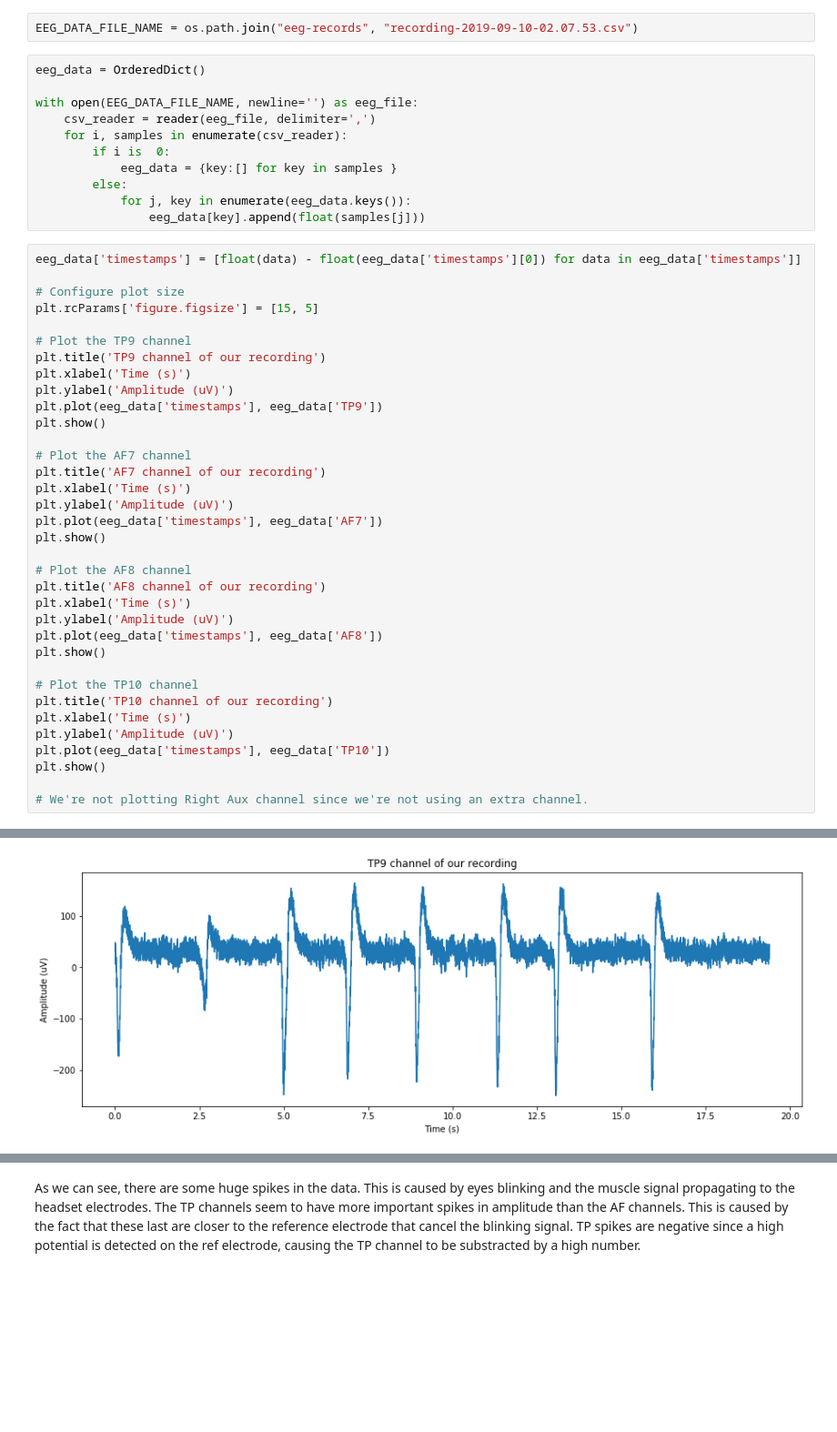
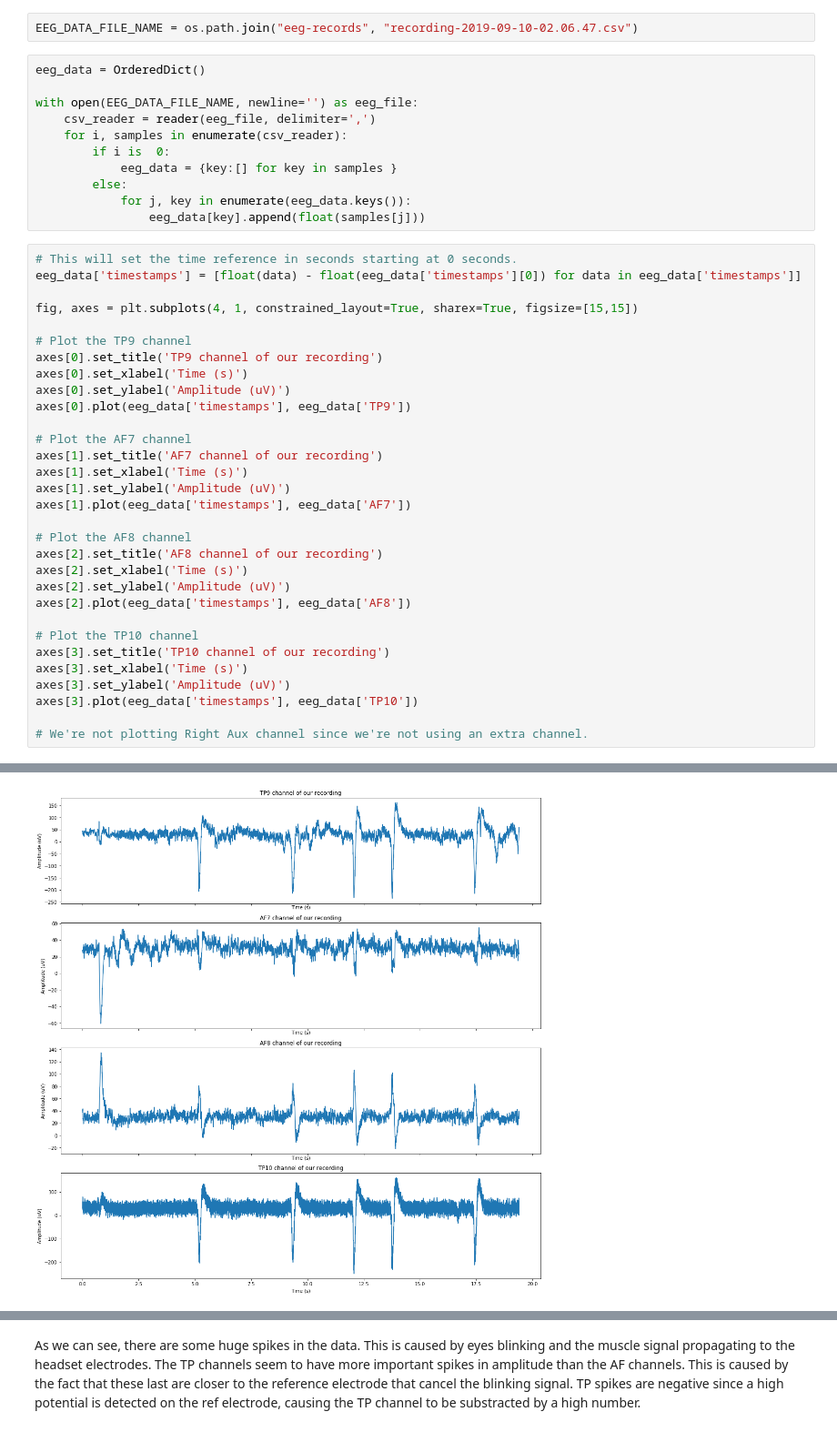
Before and after one commit to PolyCortex/onboarding-challenge, a Jupyter notebook: onboarding-challenge.ipynb, the cells around one changed output, grey strips where cells are left out. Shown: that part at 91% size. Saved outputs shown, nothing was run; the diff lists cells and outputs as text; blank space fills up the shorter version.

```diff
--- a/onboarding-challenge.ipynb
+++ b/onboarding-challenge.ipynb
@@ -14,6 +14,6 @@ from collections import OrderedDict
 Before doing anything with our data, we want to see what it looks like.
 # %%
-EEG_DATA_FILE_NAME = os.path.join("eeg-records", "recording-2019-09-10-02.07.53.csv")
+EEG_DATA_FILE_NAME = os.path.join("eeg-records", "recording-2019-09-10-02.06.47.csv")
 # %%
 eeg_data = OrderedDict()
 
@@ -26,38 +26,34 @@ with open(EEG_DATA_FILE_NAME, newline='') as eeg_file:
             for j, key in enumerate(eeg_data.keys()):
                 eeg_data[key].append(float(samples[j]))
 # %%
+# This will set the time reference in seconds starting at 0 seconds.
 eeg_data['timestamps'] = [float(data) - float(eeg_data['timestamps'][0]) for data in eeg_data['timestamps']]
 
-# Configure plot size
-plt.rcParams['figure.figsize'] = [15, 5]
+fig, axes = plt.subplots(4, 1, constrained_layout=True, sharex=True, figsize=[15,15])
 
 # Plot the TP9 channel
-plt.title('TP9 channel of our recording')
-plt.xlabel('Time (s)')
-plt.ylabel('Amplitude (uV)')
-plt.plot(eeg_data['timestamps'], eeg_data['TP9'])
-plt.show()
+axes[0].set_title('TP9 channel of our recording')
+axes[0].set_xlabel('Time (s)')
+axes[0].set_ylabel('Amplitude (uV)')
+axes[0].plot(eeg_data['timestamps'], eeg_data['TP9'])
 
 # Plot the AF7 channel
-plt.title('AF7 channel of our recording')
-plt.xlabel('Time (s)')
-plt.ylabel('Amplitude (uV)')
-plt.plot(eeg_data['timestamps'], eeg_data['AF7'])
-plt.show()
+axes[1].set_title('AF7 channel of our recording')
+axes[1].set_xlabel('Time (s)')
+axes[1].set_ylabel('Amplitude (uV)')
+axes[1].plot(eeg_data['timestamps'], eeg_data['AF7'])
 
 # Plot the AF8 channel
-plt.title('AF8 channel of our recording')
-plt.xlabel('Time (s)')
-plt.ylabel('Amplitude (uV)')
-plt.plot(eeg_data['timestamps'], eeg_data['AF8'])
-plt.show()
+axes[2].set_title('AF8 channel of our recording')
+axes[2].set_xlabel('Time (s)')
+axes[2].set_ylabel('Amplitude (uV)')
+axes[2].plot(eeg_data['timestamps'], eeg_data['AF8'])
 
 # Plot the TP10 channel
-plt.title('TP10 channel of our recording')
-plt.xlabel('Time (s)')
-plt.ylabel('Amplitude (uV)')
-plt.plot(eeg_data['timestamps'], eeg_data['TP10'])
-plt.show()
+axes[3].set_title('TP10 channel of our recording')
+axes[3].set_xlabel('Time (s)')
+axes[3].set_ylabel('Amplitude (uV)')
+axes[3].plot(eeg_data['timestamps'], eeg_data['TP10'])
 
 # We're not plotting Right Aux channel since we're not using an extra channel.
 # %% [output]
@@ -64 +61 @@ plt.show()
-[figure, old version]
+[figure, new version]
```
Also changed, not shown: parts of 8 cells of this notebook, 2 other files.
